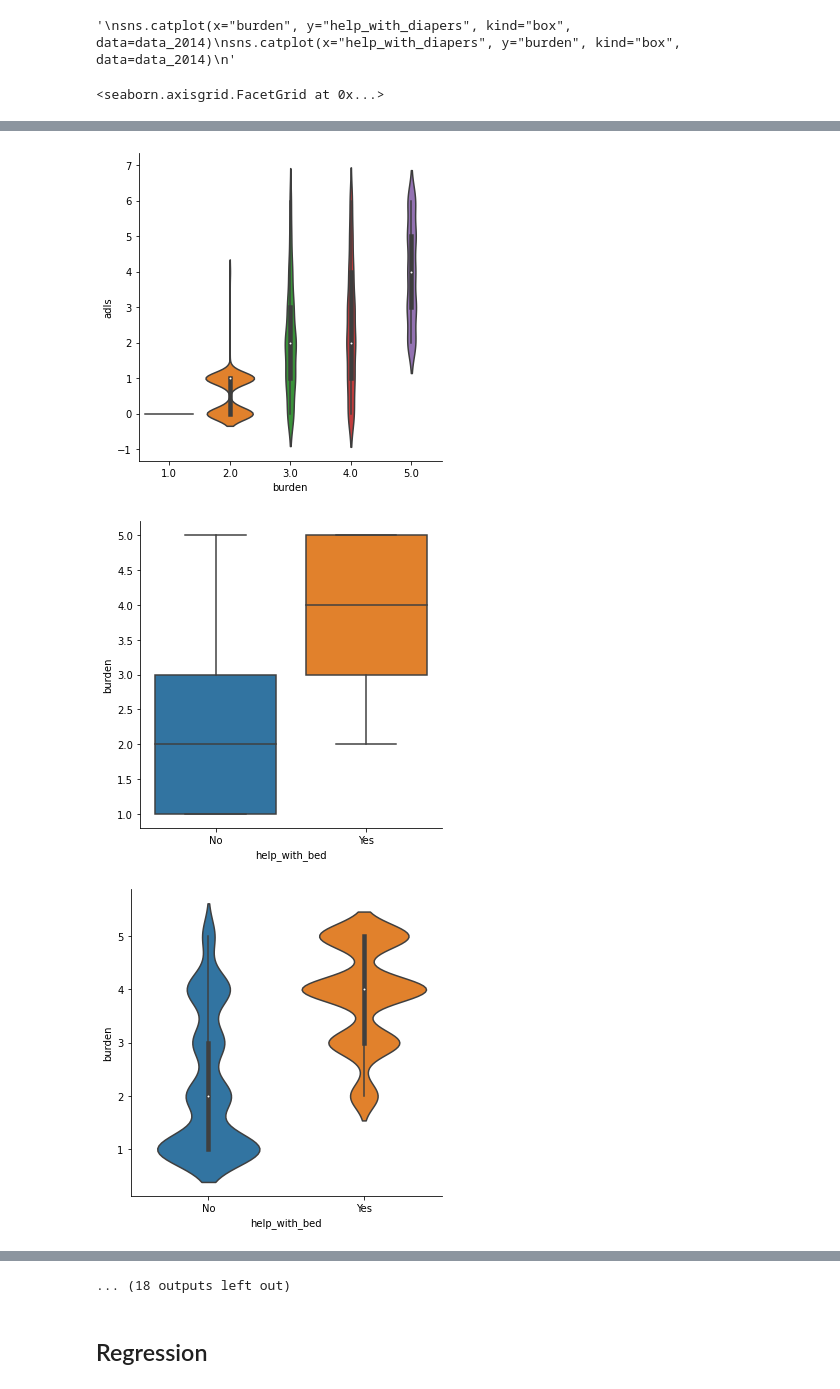
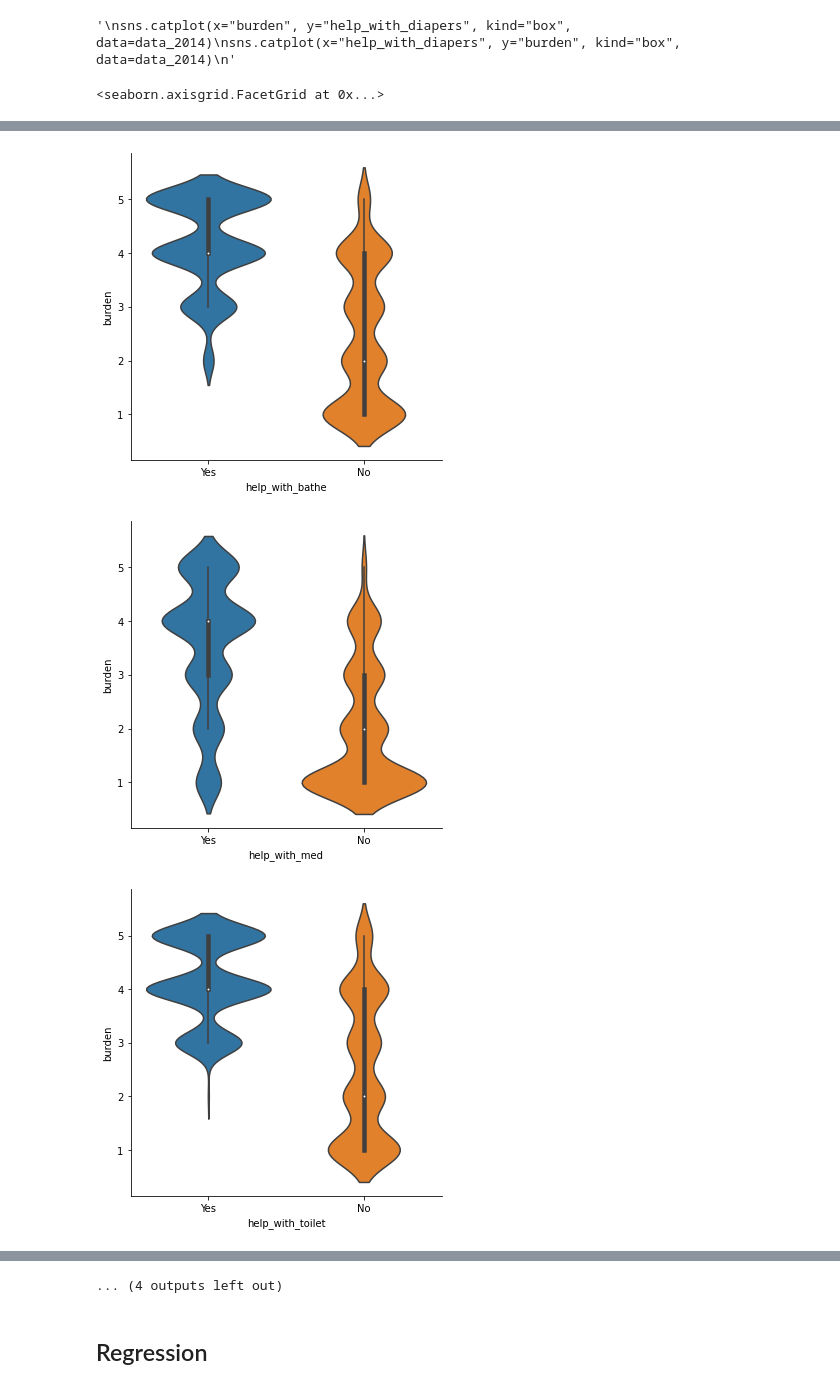
Before and after one commit to woonsupkim/BurdenofCare, a Jupyter notebook: burden2.ipynb, the cells around one changed output, grey strips where cells are left out. Cells and saved outputs as stored; diff of their text form; code cells hidden in the pictures.

```diff
--- a/burden2.ipynb
+++ b/burden2.ipynb
@@ -221,47 +221,48 @@ sns.catplot(x="help_with_diapers", y="burden", kind="box", data=data_2014)
 # %% [output]
 '\nsns.catplot(x="burden", y="help_with_diapers", kind="box", data=data_2014)\nsns.catplot(x="help_with_diapers", y="burden", kind="box", data=data_2014)\n'
 # %%
-sns.catplot(x="burden", y="hours", kind="box", data=data_burden)
+#sns.catplot(x="burden", y="hours", kind="box", data=data_burden)
 sns.catplot(x="burden", y="hours", kind="violin", data=data_burden)
 
-sns.catplot(x="burden", y="iadls", kind="box", data=data_burden)
+#sns.catplot(x="burden", y="iadls", kind="box", data=data_burden)
 sns.catplot(x="burden", y="iadls", kind="violin", data=data_burden)
 
-sns.catplot(x="burden", y="adls", kind="box", data=data_burden)
+#sns.catplot(x="burden", y="adls", kind="box", data=data_burden)
 sns.catplot(x="burden", y="adls", kind="violin", data=data_burden)
 
-sns.catplot(x="help_with_bed", y="burden", kind="box", data=data_burden)
-sns.catplot(x="help_with_bed", y="burden", kind="violin", data=data_burden)
+#sns.catplot(x="help_with_bed", y="burden", kind="box", data=data_burden)
+sns.catplot(x="help_with_bed", y="burden", kind="violin", data=data_burden, order=["Yes", "No"])
 
-sns.catplot(x="help_with_dressed", y="burden", kind="box", data=data_burden)
-sns.catplot(x="help_with_dressed", y="burden", kind="violin", data=data_burden)
+#sns.catplot(x="help_with_dressed", y="burden", kind="box", data=data_burden)
+sns.catplot(x="help_with_dressed", y="burden", kind="violin", data=data_burden, order=["Yes", "No"])
 
-sns.catplot(x="help_with_bathe", y="burden", kind="box", data=data_burden)
-sns.catplot(x="help_with_bathe", y="burden", kind="violin", data=data_burden)
+#sns.catplot(x="help_with_bathe", y="burden", kind="box", data=data_burden)
+sns.catplot(x="help_with_bathe", y="burden", kind="violin", data=data_burden, order=["Yes", "No"])
 
-sns.catplot(x="help_with_med", y="burden", kind="box", data=data_burden)
-sns.catplot(x="help_with_med", y="burden", kind="violin", data=data_burden)
+#sns.catplot(x="help_with_med", y="burden", kind="box", data=data_burden)
+sns.catplot(x="help_with_med", y="burden", kind="violin", data=data_burden, order=["Yes", "No"])
 
-sns.catplot(x="help_with_toilet", y="burden", kind="box", data=data_burden)
-sns.catplot(x="help_with_toilet", y="burden", kind="violin", data=data_burden)
+#sns.catplot(x="help_with_toilet", y="burden", kind="box", data=data_burden)
+sns.catplot(x="help_with_toilet", y="burden", kind="violin", data=data_burden, order=["Yes", "No"])
 
-sns.catplot(x="giving_medicine", y="burden", kind="box", data=data_burden)
-sns.catplot(x="giving_medicine", y="burden", kind="violin", data=data_burden)
+#sns.catplot(x="giving_medicine", y="burden", kind="box", data=data_burden)
+sns.catplot(x="giving_medicine", y="burden", kind="violin", data=data_burden, order=["Yes", "No"])
+#sns.boxplot(x='species', y='sepal_length', data=df, order=["versicolor", "virginica", "setosa"])
 
-sns.catplot(x="help_with_feeding", y="burden", kind="box", data=data_burden)
-sns.catplot(x="help_with_feeding", y="burden", kind="violin", data=data_burden)
+#sns.catplot(x="help_with_feeding", y="burden", kind="box", data=data_burden)
+sns.catplot(x="help_with_feeding", y="burden", kind="violin", data=data_burden, order=["Yes", "No"])
 
-sns.catplot(x="preparing_meals", y="burden", kind="box", data=data_burden)
-sns.catplot(x="preparing_meals", y="burden", kind="violin", data=data_burden)
+#sns.catplot(x="preparing_meals", y="burden", kind="box", data=data_burden)
+sns.catplot(x="preparing_meals", y="burden", kind="violin", data=data_burden, order=["Yes", "No"])
 
-sns.catplot(x="live_with_cr", y="burden", kind="box", data=data_burden)
-sns.catplot(x="live_with_cr", y="burden", kind="violin", data=data_burden)
+#sns.catplot(x="live_with_cr", y="burden", kind="box", data=data_burden)
+sns.catplot(x="live_with_cr", y="burden", kind="violin", data=data_burden, order=["Yes", "No"])
 
-sns.catplot(x="help_housework", y="burden", kind="box", data=data_burden)
-sns.catplot(x="help_housework", y="burden", kind="violin", data=data_burden)
+#sns.catplot(x="help_housework", y="burden", kind="box", data=data_burden)
+sns.catplot(x="help_housework", y="burden", kind="violin", data=data_burden, order=["Yes", "No"])
 
-sns.catplot(x="help_with_diapers", y="burden", kind="box", data=data_burden)
-sns.catplot(x="help_with_diapers", y="burden", kind="violin", data=data_burden)
+#sns.catplot(x="help_with_diapers", y="burden", kind="box", data=data_burden)
+sns.catplot(x="help_with_diapers", y="burden", kind="violin", data=data_burden, order=["Yes", "No"])
 
 
 
@@ -277,3 +278,3 @@ sns.catplot(x="burden", y="illness",
-[figure, old version]
+[figure, new version]
-[figure, old version]
+[figure, new version]
-[figure, old version]
+[figure, new version]
@@ -283,4 +284,4 @@ sns.catplot(x="burden", y="illness",
-... (18 outputs left out)
+... (4 outputs left out)
 # %% [markdown]
 ## Regression
 # %%
```
Also changed, not shown: parts of 13 cells of this notebook.
